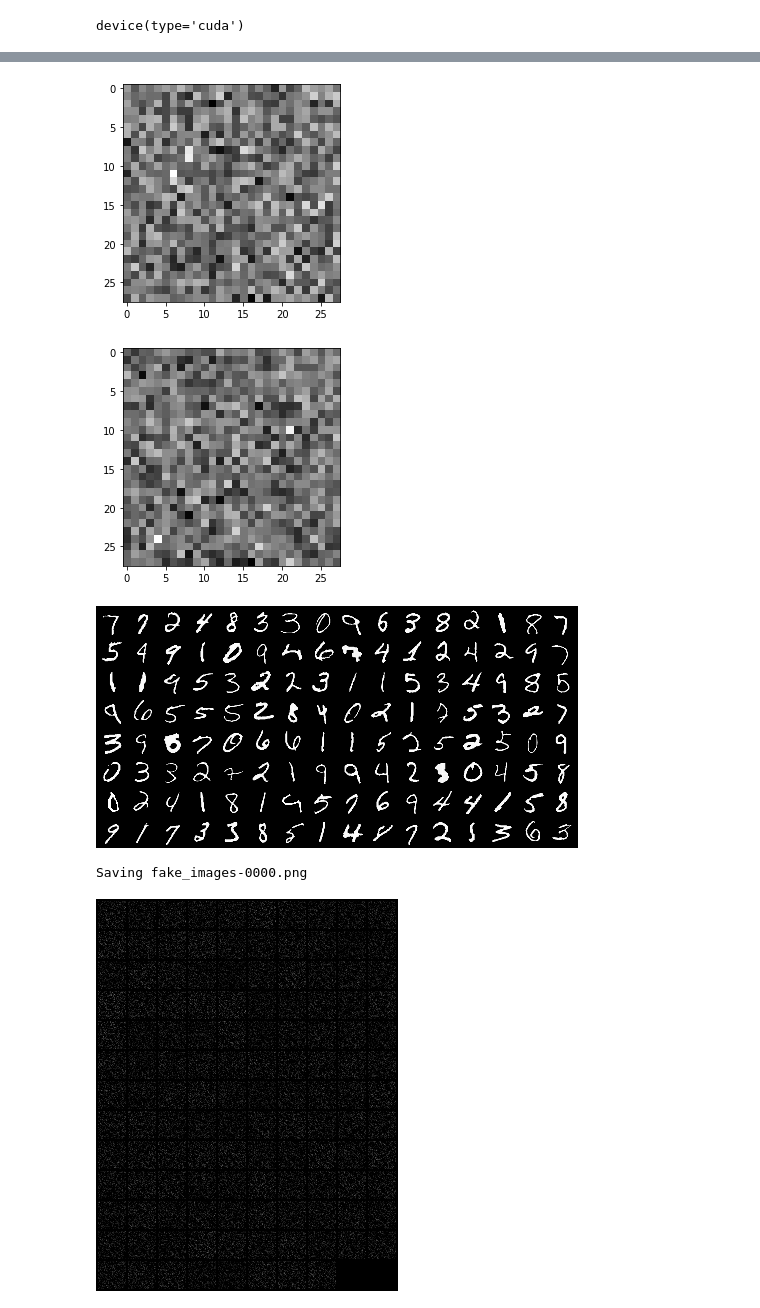
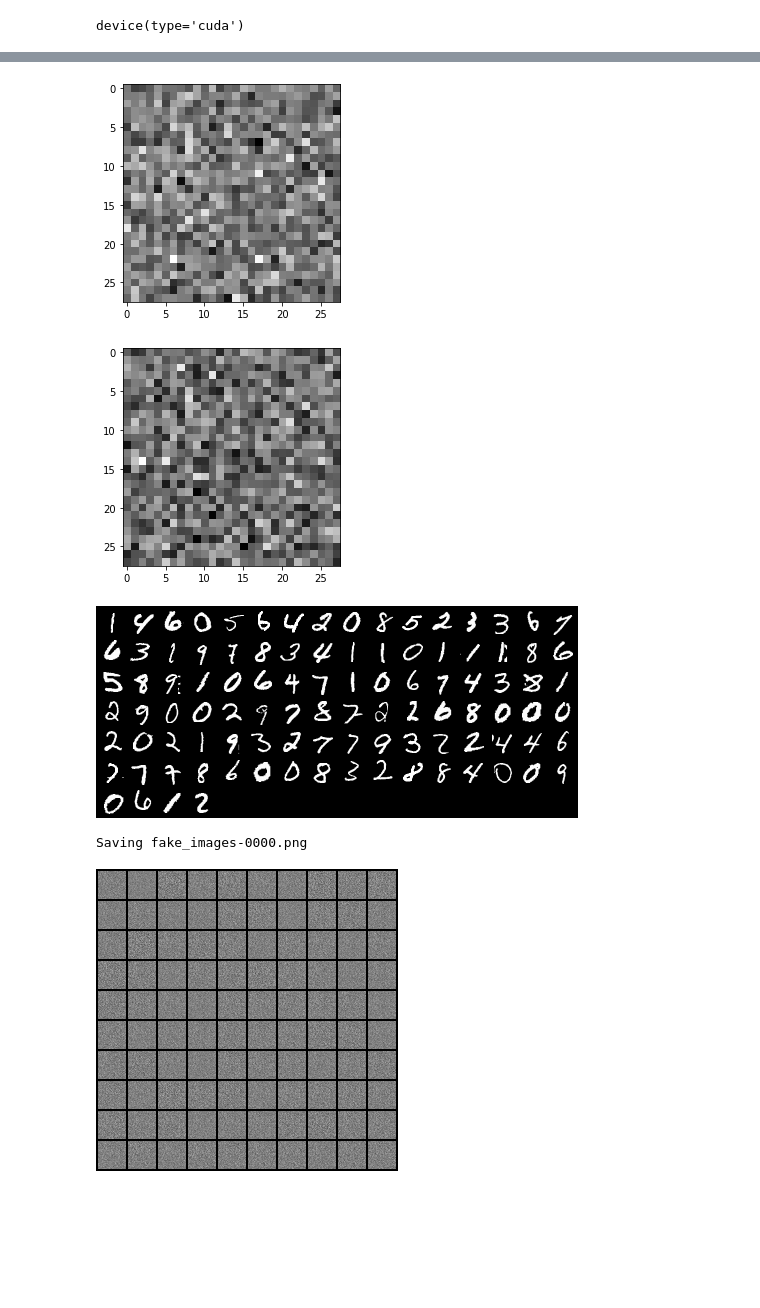
Before and after one commit to soumyajit4419/Deep_Learning_Projects, a Jupyter notebook: Pytorch/MNIST_GAN.ipynb, the cells around one changed output, grey strips where cells are left out. Drawn from its saved outputs; the diff is of its cells as text; code cells hidden in the pictures; blank space fills up the shorter version.

```diff
--- a/Pytorch/MNIST_GAN.ipynb
+++ b/Pytorch/MNIST_GAN.ipynb
@@ -29,2 +31,6 @@ train_loader = DataLoader(dataset,batch_size=128,shuffle=True,num_workers=3,pin_
+# %%
+def denorm(x):
+    out = (x + 1) / 2
+    return out.clamp(0, 1)
 # %%
 for images,labels in train_loader:
@@ -75,9 +81,8 @@ Sequential(
 # %%
-generator = nn.Sequential(
-    nn.Linear(latent_size,hidden_size),
-    nn.LeakyReLU(0.2),
-    nn.Linear(hidden_size,hidden_size),
-    nn.LeakyReLU(0.2),
-    nn.Linear(hidden_size,image_size),
-    nn.Tanh()
-    )
+G = nn.Sequential(
+    nn.Linear(latent_size, hidden_size),
+    nn.ReLU(),
+    nn.Linear(hidden_size, hidden_size),
+    nn.ReLU(),
+    nn.Linear(hidden_size, image_size),
+    nn.Tanh())
@@ -98,12 +103,12 @@ y = generator(xb)
 gen_imgs = y.reshape((-1, 28,28)).detach()
 # %%
-plt.imshow(gen_imgs[0], cmap='gray');
+plt.imshow(denorm(gen_imgs[0]), cmap='gray');
 # %% [output]
-[figure, old version]
+[figure, new version]
 # %%
-plt.imshow(gen_imgs[1], cmap='gray');
+plt.imshow(denorm(gen_imgs[1]), cmap='gray');
 # %% [output]
-[figure, old version]
+[figure, new version]
 # %%
-generator = generator.to(device)
+G = G.to(device)
 # %%
@@ -164,31 +171,32 @@ if not os.path.exists(sample_dir):
 from IPython.display import Image
 from torchvision.utils import save_image
 
+
 # Save some real images
 for images, _ in train_loader:
     images = images.reshape(images.size(0), 1, 28, 28)
-    save_image(images, os.path.join(sample_dir, 'real_images.png'), nrow=16)
+    save_image(denorm(images), os.path.join(sample_dir, 'real_images.png'), nrow=16)
     break
 
 Image(os.path.join(sample_dir, 'real_images.png'))
 # %% [output]
-[figure, old version]
+[figure, new version]
 # %%
-sample_vectors = torch.randn(128, latent_size).to(device)
+sample_vectors = torch.randn(100, latent_size).to(device)
 
 def save_fake_images(index):
-    fake_images = generator(sample_vectors)
+    fake_images = G(sample_vectors)
     fake_images = fake_images.reshape(fake_images.size(0), 1, 28, 28)
     fake_fname = 'fake_images-{0:0=4d}.png'.format(index)
     print('Saving', fake_fname)
-    save_image(fake_images, os.path.join(sample_dir, fake_fname), nrow=10)
+    save_image(denorm(fake_images), os.path.join(sample_dir, fake_fname), nrow=10)
 
 # Before training
 save_fake_images(0)
 Image(os.path.join(sample_dir, 'fake_images-0000.png'))
 # %% [output]
 Saving fake_images-0000.png
-[figure, old version]
+[figure, new version]
 # %%
 num_epochs = 300
 total_step = len(train_loader)
```
Also changed, not shown: parts of 19 cells of this notebook.
